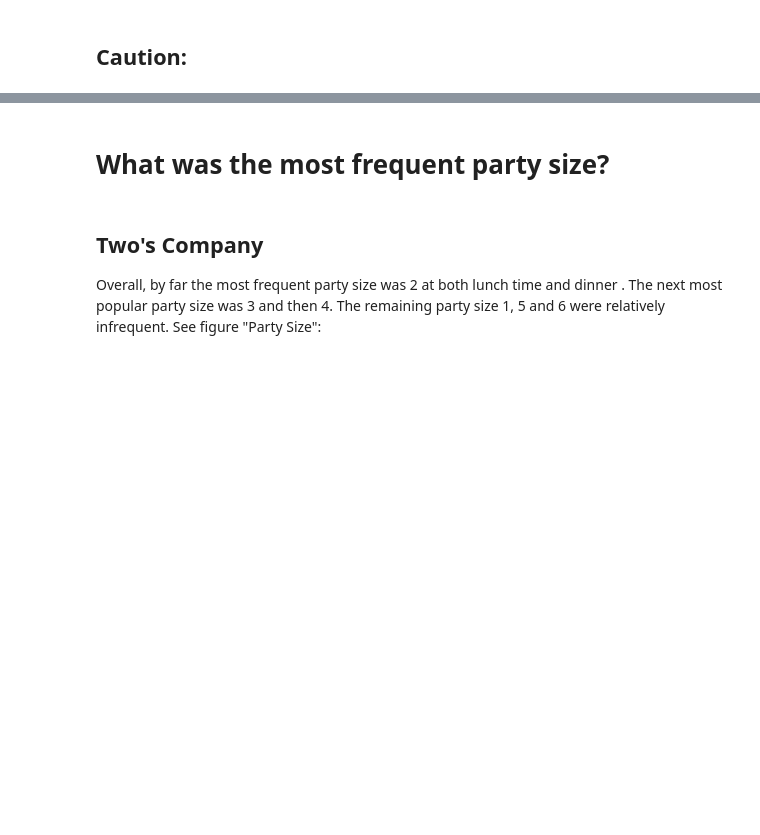
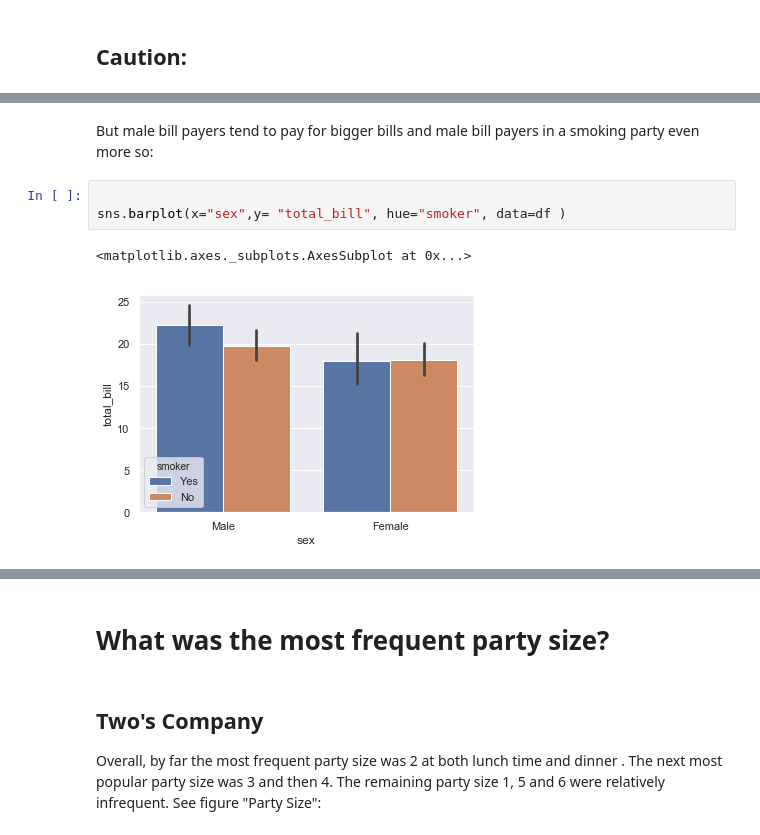
Before and after one commit to fionaoriordan/52446_19_tips, a Jupyter notebook: tips_notebook.ipynb, the cells around one changed output, grey strips where cells are left out. Cells and saved outputs as stored; diff of their text form; blank space fills up the shorter version.

```diff
--- a/tips_notebook.ipynb
+++ b/tips_notebook.ipynb
@@ -367,0 +372,8 @@ sns.barplot(x="day",y= "tip_pct", hue="sex", data=df )
+# %% [markdown]
+But male bill payers tend to pay for bigger bills and male bill payers in a smoking party even more so:
+# %%
+
+sns.barplot(x="sex",y= "total_bill", hue="smoker", data=df )
+# %% [output]
+<matplotlib.axes._subplots.AxesSubplot at 0x...>
+[figure, added]
```
Also changed, not shown: parts of 14 cells of this notebook.
